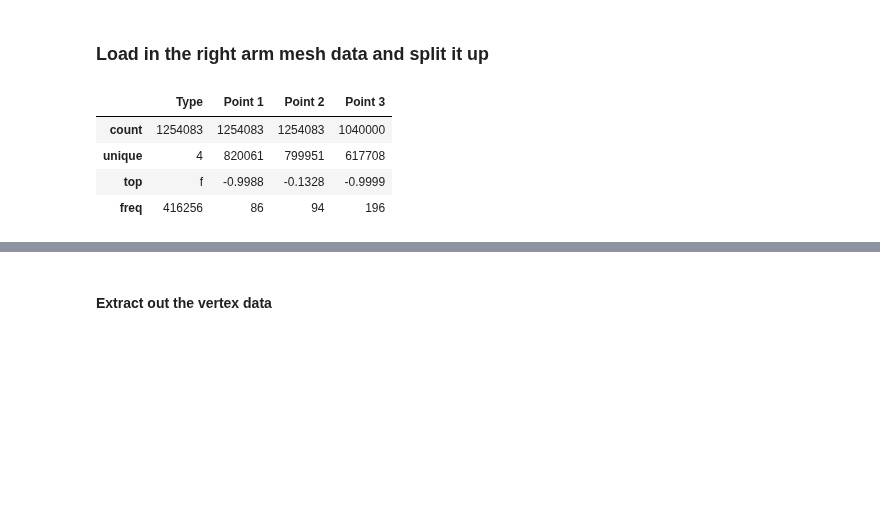
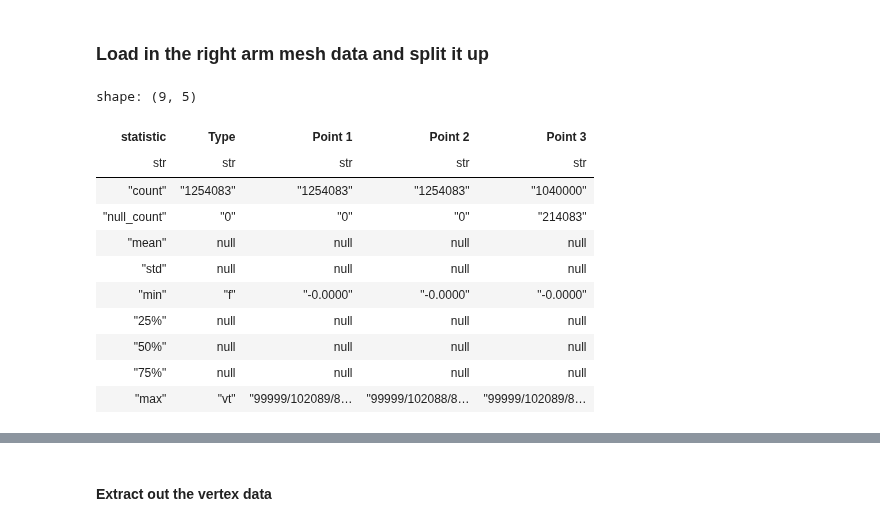
Before and after one commit to Nabizzle/Geodesic-Path-Finder, a Jupyter notebook: Code/UV to 3D Path.ipynb, the cells around one changed output, grey strips where cells are left out. Saved outputs shown, nothing was run; the diff lists cells and outputs as text; code cells hidden in the pictures; blank space fills up the shorter version.

```diff
--- a/Code/UV to 3D Path.ipynb
+++ b/Code/UV to 3D Path.ipynb
@@ -37,12 +41,21 @@ solver = pp3d.MeshHeatMethodDistanceSolver(V,F)
 # %% [markdown]
 ### Load in the right arm mesh data and split it up
 # %%
-mesh_data = pd.read_csv("../Models/Male Right Arm UV Mapped as Text.txt", names = ["Type", "Point 1", "Point 2", "Point 3"], delim_whitespace = True, dtype = str)
+mesh_data = pl.read_csv("../Models/Male Right Arm UV Mapped as Text.txt",
+                        separator=' ', has_header=False,
+                        new_columns=["Type", "Point 1", "Point 2", "Point 3"], infer_schema_length=0)
 mesh_data.describe()
 # %% [output]
+shape: (9, 5)
-|  | Type | Point 1 | Point 2 | Point 3 |
-| count | 1254083 | 1254083 | 1254083 | 1040000 |
-| unique | 4 | 820061 | 799951 | 617708 |
-| top | f | -0.9988 | -0.1328 | -0.9999 |
-| freq | 416256 | 86 | 94 | 196 |
+| statistic | Type | Point 1 | Point 2 | Point 3 |
+| str | str | str | str | str |
+| "count" | "1254083" | "1254083" | "1254083" | "1040000" |
+| "null_count" | "0" | "0" | "0" | "214083" |
+| "mean" | null | null | null | null |
+| "std" | null | null | null | null |
+| "min" | "f" | "-0.0000" | "-0.0000" | "-0.0000" |
+| "25%" | null | null | null | null |
+| "50%" | null | null | null | null |
+| "75%" | null | null | null | null |
+| "max" | "vt" | "99999/102089/8… | "99999/102088/8… | "99999/102089/8… |
 # %%
```
Also changed, not shown: parts of 19 cells of this notebook, 1 other file.
